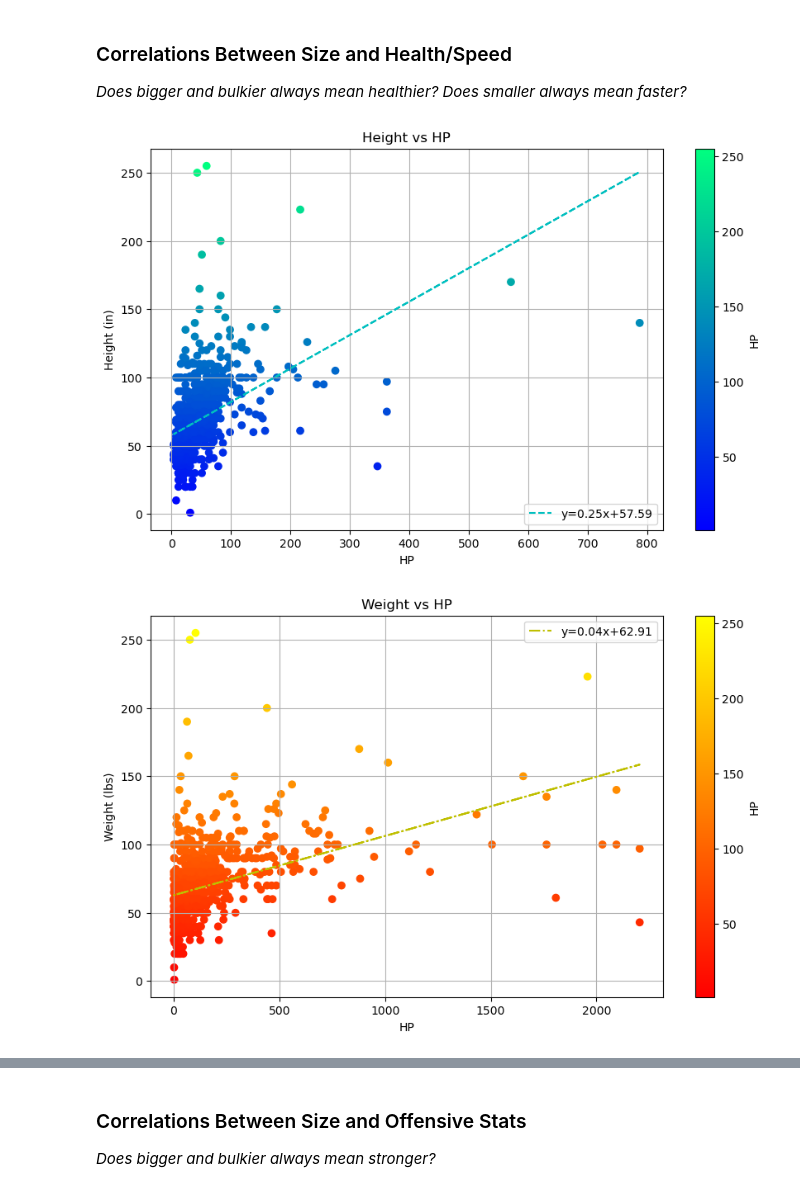
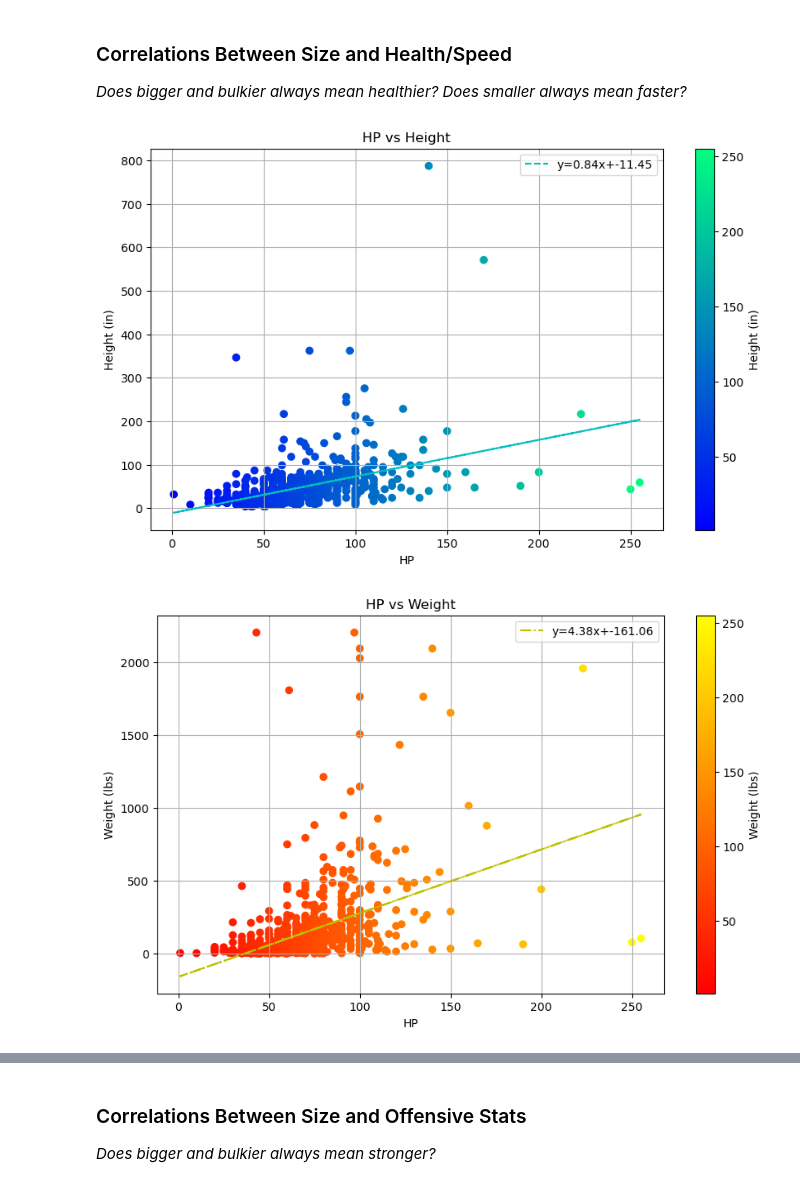
Before and after one commit to LM95A1/Project-Alpha-6, a Jupyter notebook: Champion Analysis v1.5 - Mockingbird Prototype.ipynb, the cells around one changed output, grey strips where cells are left out. Saved outputs shown, nothing was run; the diff lists cells and outputs as text; code cells hidden in the pictures.

```diff
--- a/Champion Analysis v1.5 - Mockingbird Prototype.ipynb
+++ b/Champion Analysis v1.5 - Mockingbird Prototype.ipynb
@@ -256,42 +254,52 @@ plt.show()
 ### Correlations Between Size and Health/Speed
 *Does bigger and bulkier always mean healthier? Does smaller always mean faster?*
 # %%
-# Scatter plot: Height vs HP
+# Scatter plot: HP vs Height
 plt.figure(figsize=(10, 6))
 
 # Calculate the regression line
-slope, intercept, _, _, _ = st.linregress(pokemon_df['Height (in)'], pokemon_df['HP'])
-line = slope * pokemon_df['Height (in)'] + intercept
+slope, intercept, _, _, _ = st.linregress(pokemon_df['HP'], pokemon_df['Height (in)'])
+line = slope * pokemon_df['HP'] + intercept
 
-plt.scatter(pokemon_df['Height (in)'], pokemon_df['HP'], c=pokemon_df['HP'], cmap='winter')
-plt.plot(pokemon_df['Height (in)'], line, 'c--', label=f'y={slope:.2f}x+{intercept:.2f}')
+plt.scatter(pokemon_df['HP'], pokemon_df['Height (in)'], c=pokemon_df['HP'], cmap='winter')
+plt.plot(pokemon_df['HP'], line, 'c--', label=f'y={slope:.2f}x+{intercept:.2f}')
 
-plt.colorbar(label='HP')
+plt.colorbar(label='Height (in)')
 plt.xlabel('HP')
 plt.ylabel('Height (in)')
-plt.title('Height vs HP')
+plt.title('HP vs Height')
 plt.legend()
 plt.grid(True)
+
+# Save the plot
+plt.savefig('Visualizations/HP vs Height.png')
+
+# Show the plot
 plt.show()
 
-# Scatter plot: Weight vs HP
+# Scatter plot: HP vs Weight
 plt.figure(figsize=(10, 6))
 
 # Calculate the regression line
-slope, intercept, _, _, _ = st.linregress(pokemon_df['Weight (lbs)'], pokemon_df['HP'])
-line = slope * pokemon_df['Weight (lbs)'] + intercept
+slope, intercept, _, _, _ = st.linregress(pokemon_df['HP'], pokemon_df['Weight (lbs)'])
+line = slope * pokemon_df['HP'] + intercept
 
-plt.scatter(pokemon_df['Weight (lbs)'], pokemon_df['HP'], c=pokemon_df['HP'], cmap='autumn')
-plt.plot(pokemon_df['Weight (lbs)'], line, 'y-.', label=f'y={slope:.2f}x+{intercept:.2f}')
+plt.scatter(pokemon_df['HP'], pokemon_df['Weight (lbs)'], c=pokemon_df['HP'], cmap='autumn')
+plt.plot(pokemon_df['HP'], line, 'y-.', label=f'y={slope:.2f}x+{intercept:.2f}')
 
-plt.colorbar(label='HP')
+plt.colorbar(label='Weight (lbs)')
 plt.xlabel('HP')
 plt.ylabel('Weight (lbs)')
-plt.title('Weight vs HP')
+plt.title('HP vs Weight')
 plt.legend()
 plt.grid(True)
+
+# Save the plot
+plt.savefig('Visualizations/HP vs Weight.png')
+
+# Show the plot
 plt.show()
 # %% [output]
-[figure, old version]
+[figure, new version]
-[figure, old version]
+[figure, new version]
 # %%
```
Also changed, not shown: parts of 12 cells of this notebook, 40 other files.
